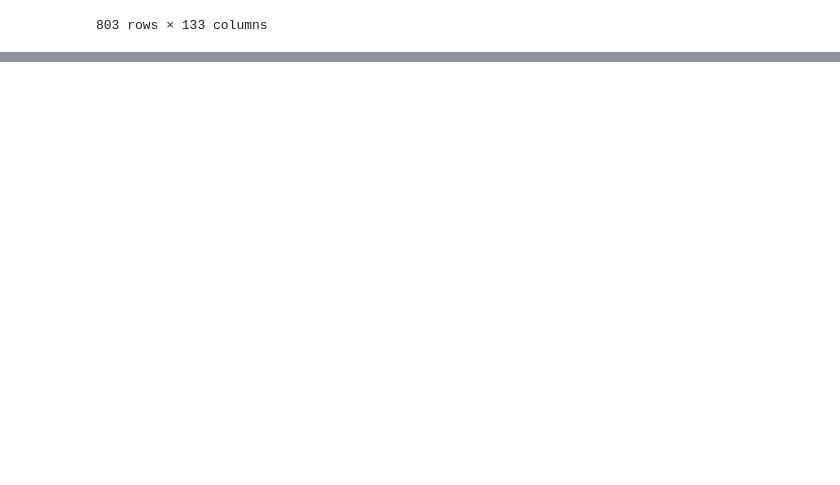
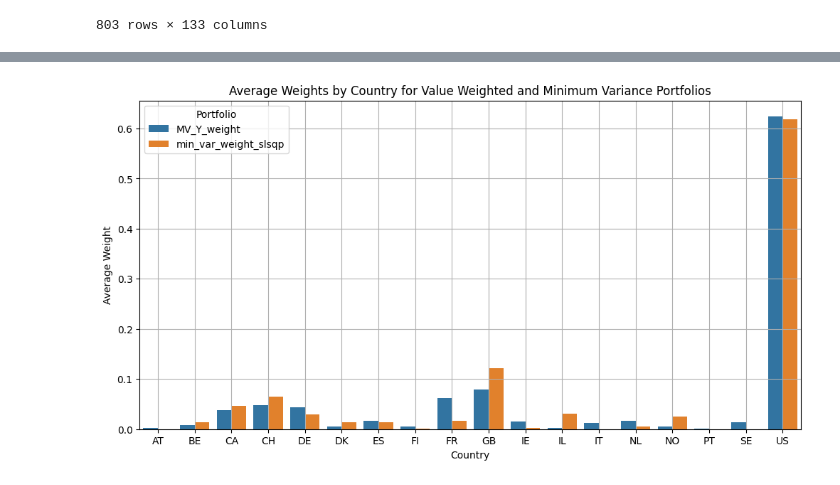
Before and after one commit to Quentinrezzo/Sustainability-Project, a Jupyter notebook: sustainability/notebook.ipynb, the cells around one changed output, grey strips where cells are left out. Cells and saved outputs as stored; diff of their text form; code cells hidden in the pictures; blank space fills up the shorter version.

```diff
--- a/sustainability/notebook.ipynb
+++ b/sustainability/notebook.ipynb
@@ -1233,0 +1246,6 @@ for year in range(2013, 2025):
+# %%
+# Open the csv files to continue working on the inv_sets without having to re-run the whole code above
+for year in range(2013, 2025):
+    globals()[f'inv_set_{year}'] = pd.read_csv(f'inv_set_{year}.csv')
+
+inv_set_2013
@@ -1233,0 +1266,18 @@ for year in range(2013, 2025):
+# %%
+# Sum the weights of the market value weighted and minimum variance portfolios over countries and average over the yearsand plot them
+for year in range(2013, 2025):
+    globals()[f'weights_by_country_{year}'] = globals()[f'inv_set_{year}'].groupby('Country')[['MV_Y_weight', 'min_var_weight_slsqp']].sum()
+    globals()[f'weights_by_country_{year}'] = globals()[f'weights_by_country_{year}'].reset_index()
+    globals()[f'weights_by_country_{year}'] = globals()[f'weights_by_country_{year}'].melt(id_vars='Country', var_name='Portfolio', value_name='Weight')
+weights_by_country_all_years = pd.concat([globals()[f'weights_by_country_{year}'] for year in range(2013, 2025)], ignore_index=True)
+weights_by_country_all_years = weights_by_country_all_years.groupby(['Country', 'Portfolio'])['Weight'].mean().reset_index()
+plt.figure(figsize=(12, 6))
+sns.barplot(data=weights_by_country_all_years, x='Country', y='Weight', hue='Portfolio')
+plt.title('Average Weights by Country for Value Weighted and Minimum Variance Portfolios')
+plt.ylabel('Average Weight')
+plt.xlabel('Country')
+plt.legend(title='Portfolio')
+plt.grid()
+plt.show()
+# %% [output]
+[figure, added]
```
Also changed, not shown: parts of 24 cells of this notebook, 28 other files.
